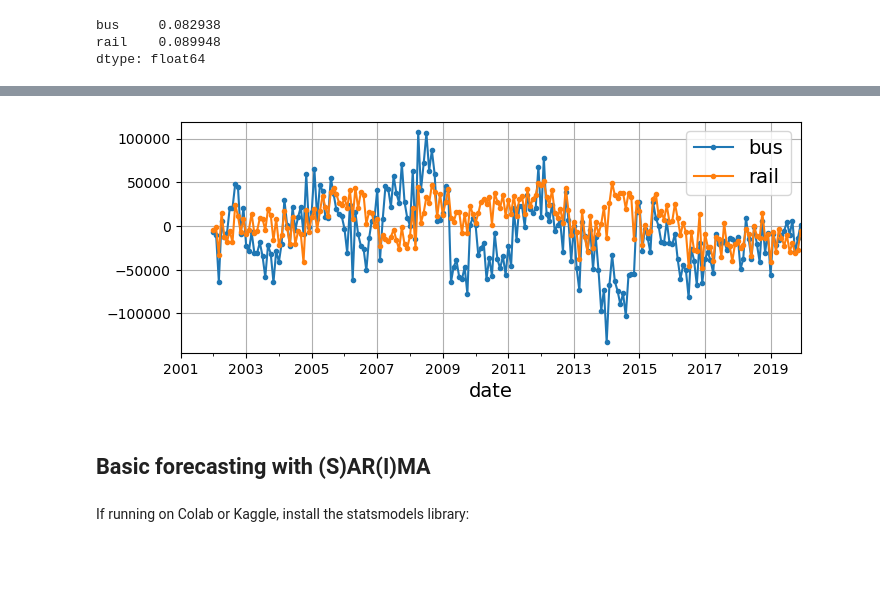
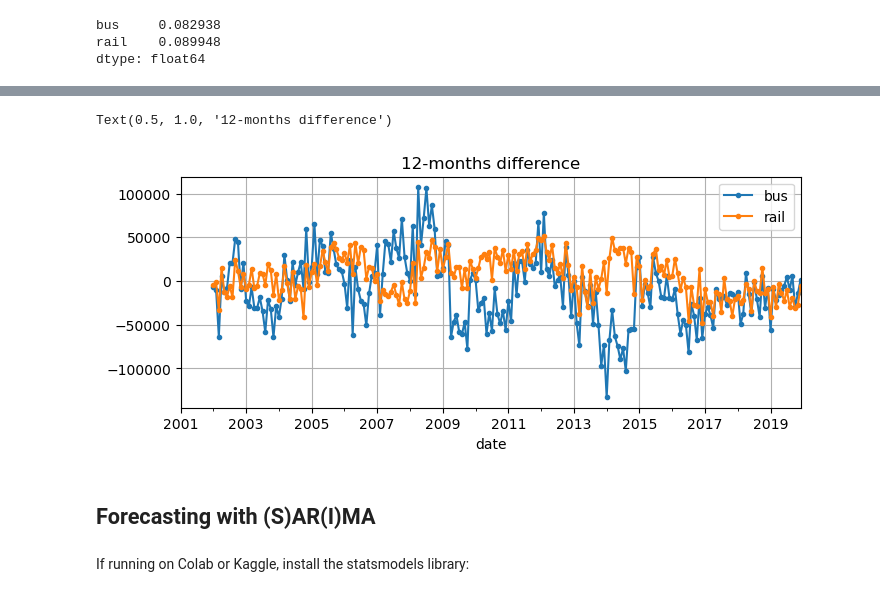
Before and after one commit to rsnemmen/chicago-transit-forecasting, a Jupyter notebook: 1-basics, ARIMA.ipynb, the cells around one changed output, grey strips where cells are left out. Drawn from its saved outputs; the diff is of its cells as text; code cells hidden in the pictures; blank space fills up the shorter version.

Commit message:
included titles in plots and a few more comments

```diff
--- a/1-basics, ARIMA.ipynb
+++ b/1-basics, ARIMA.ipynb
@@ -167,10 +171,11 @@ plt.show()
 # %%
 df_monthly.diff(12)[period].plot(grid=True, marker=".", figsize=(8, 3))
-plt.show()
+plt.title('12-months difference')
 # %% [output]
+Text(0.5, 1.0, '12-months difference')
-[figure, old version]
+[figure, new version]
 # %% [markdown]
-## Basic forecasting with (S)AR(I)MA
+## Forecasting with (S)AR(I)MA
 # %% [markdown]
 If running on Colab or Kaggle, install the statsmodels library:
 # %%
```
Also changed, not shown: parts of 13 cells of this notebook.
